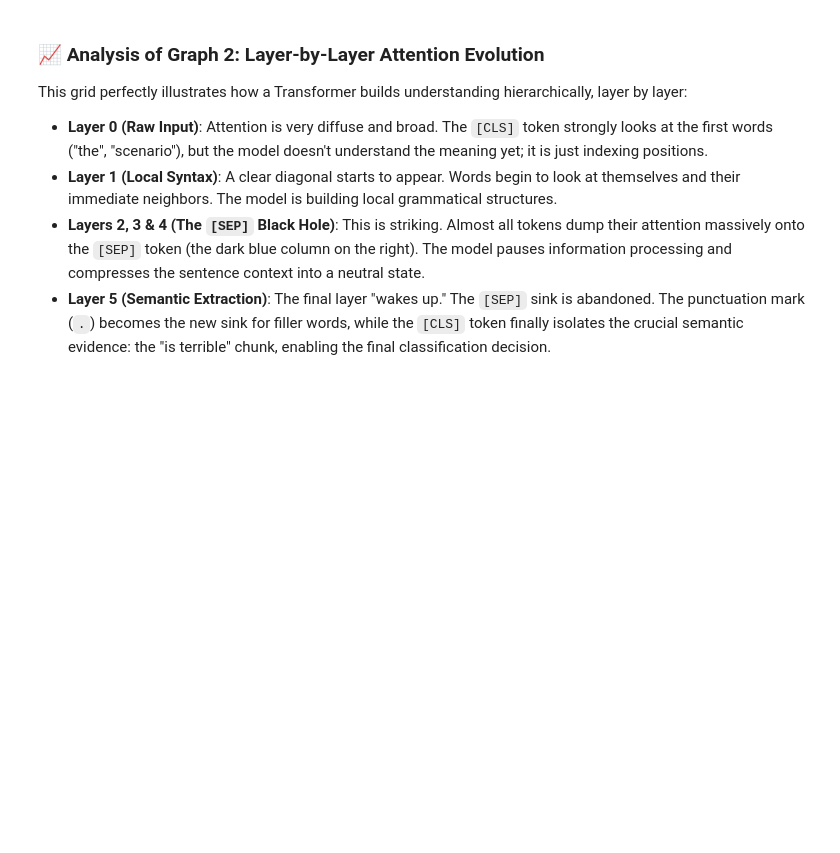
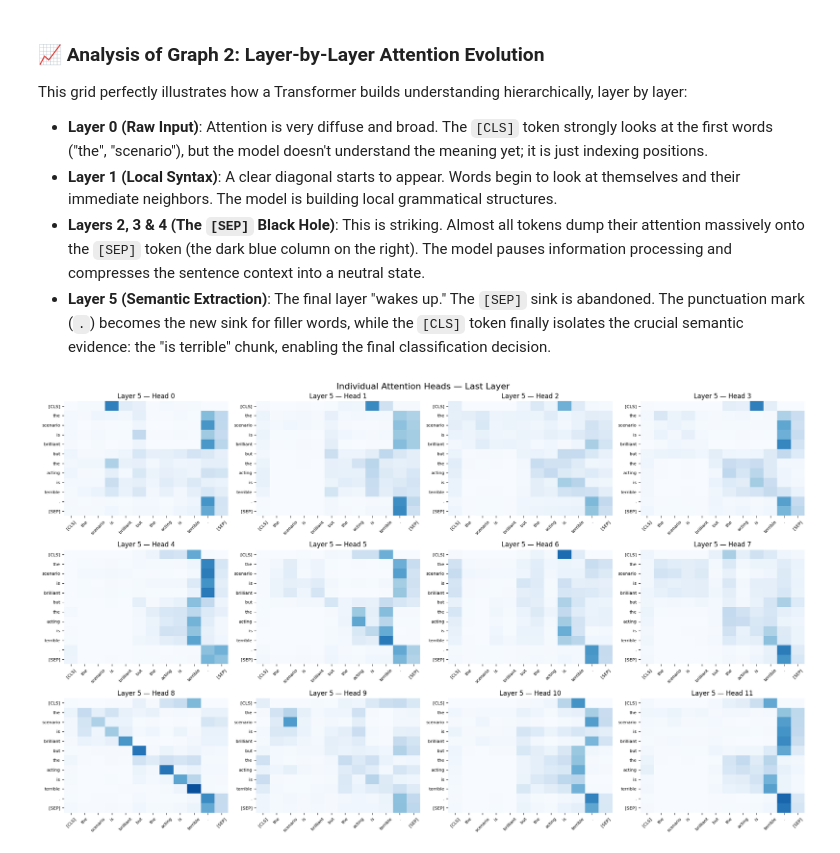
Before and after one commit to Arthvrr/Explanaible-AI-Project, a Jupyter notebook: notebooks/first_notebook.ipynb, the cells around one changed output. Cells and saved outputs as stored; diff of their text form; code cells hidden in the pictures; blank space fills up the shorter version.

```diff
--- a/notebooks/first_notebook.ipynb
+++ b/notebooks/first_notebook.ipynb
@@ -171,3 +169,29 @@ This grid perfectly illustrates how a Transformer builds understanding hierarchi
 *   **Layer 1 (Local Syntax)**: A clear diagonal starts to appear. Words begin to look at themselves and their immediate neighbors. The model is building local grammatical structures.
 *   **Layers 2, 3 & 4 (The `[SEP]` Black Hole)**: This is striking. Almost all tokens dump their attention massively onto the `[SEP]` token (the dark blue column on the right). The model pauses information processing and compresses the sentence context into a neutral state.
 *   **Layer 5 (Semantic Extraction)**: The final layer "wakes up." The `[SEP]` sink is abandoned. The punctuation mark (`.`) becomes the new sink for filler words, while the `[CLS]` token finally isolates the crucial semantic evidence: the "is terrible" chunk, enabling the final classification decision.
+# %%
+fig, axes = plt.subplots(3, 4, figsize=(20, 12))
+
+for head_idx, ax in enumerate(axes.flat):
+    head_mat = attentions[-1][0, head_idx].numpy()
+
+    sns.heatmap(
+        head_mat,
+        xticklabels=tokens,
+        yticklabels=tokens,
+        cmap="Blues",
+        vmin=0.0,
+        vmax=1.0,
+        cbar=False,
+        ax=ax
+    )
+
+    ax.set_title(f"Layer 5 — Head {head_idx}")
+    ax.tick_params(axis="x", rotation=45, labelsize=8)
+    ax.tick_params(axis="y", labelsize=8)
+
+plt.suptitle("Individual Attention Heads — Last Layer", fontsize=16)
+plt.tight_layout()
+plt.show()
+# %% [output]
+[figure, added]
```
Also changed, not shown: parts of 3 cells of this notebook, 4 other files.
